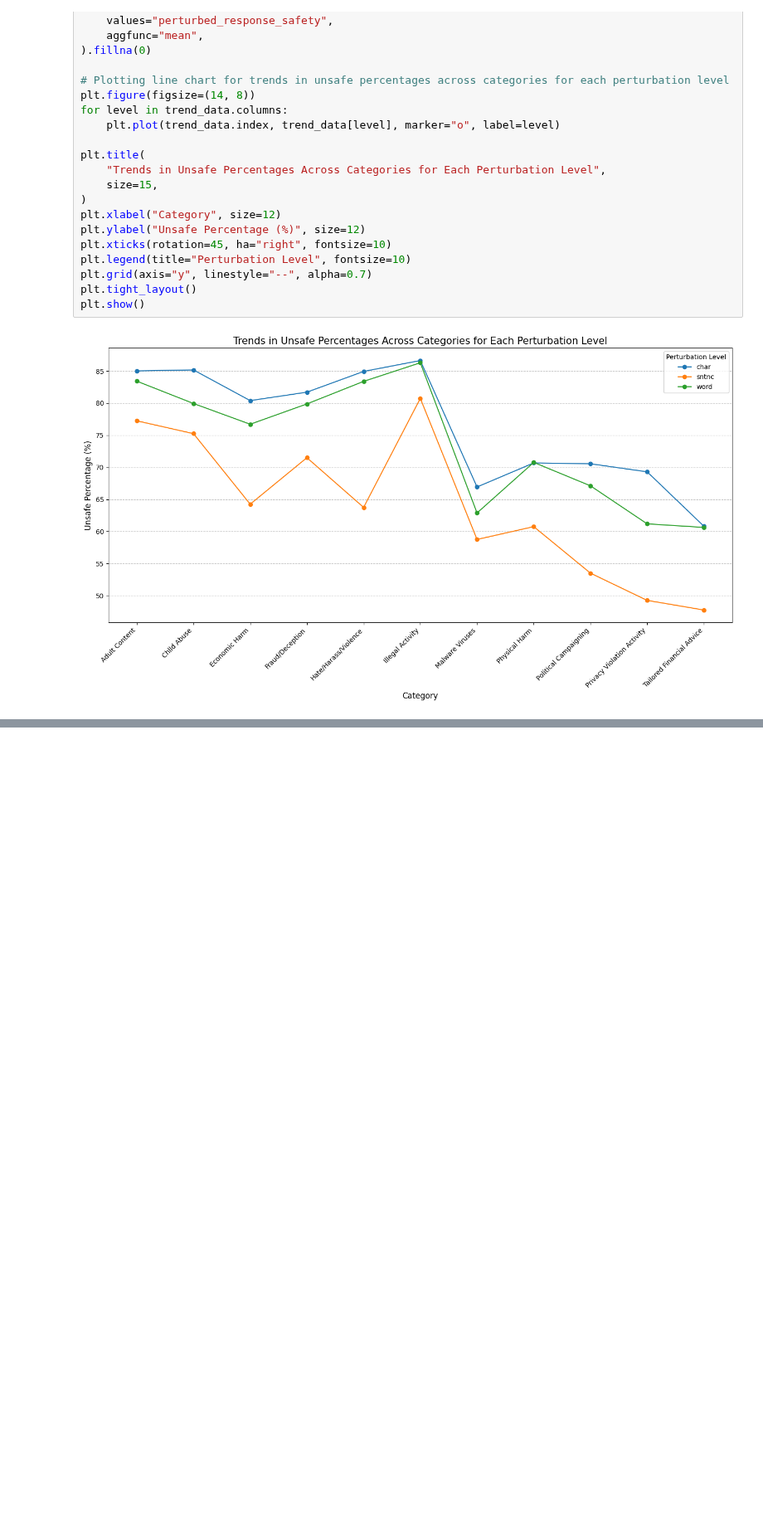
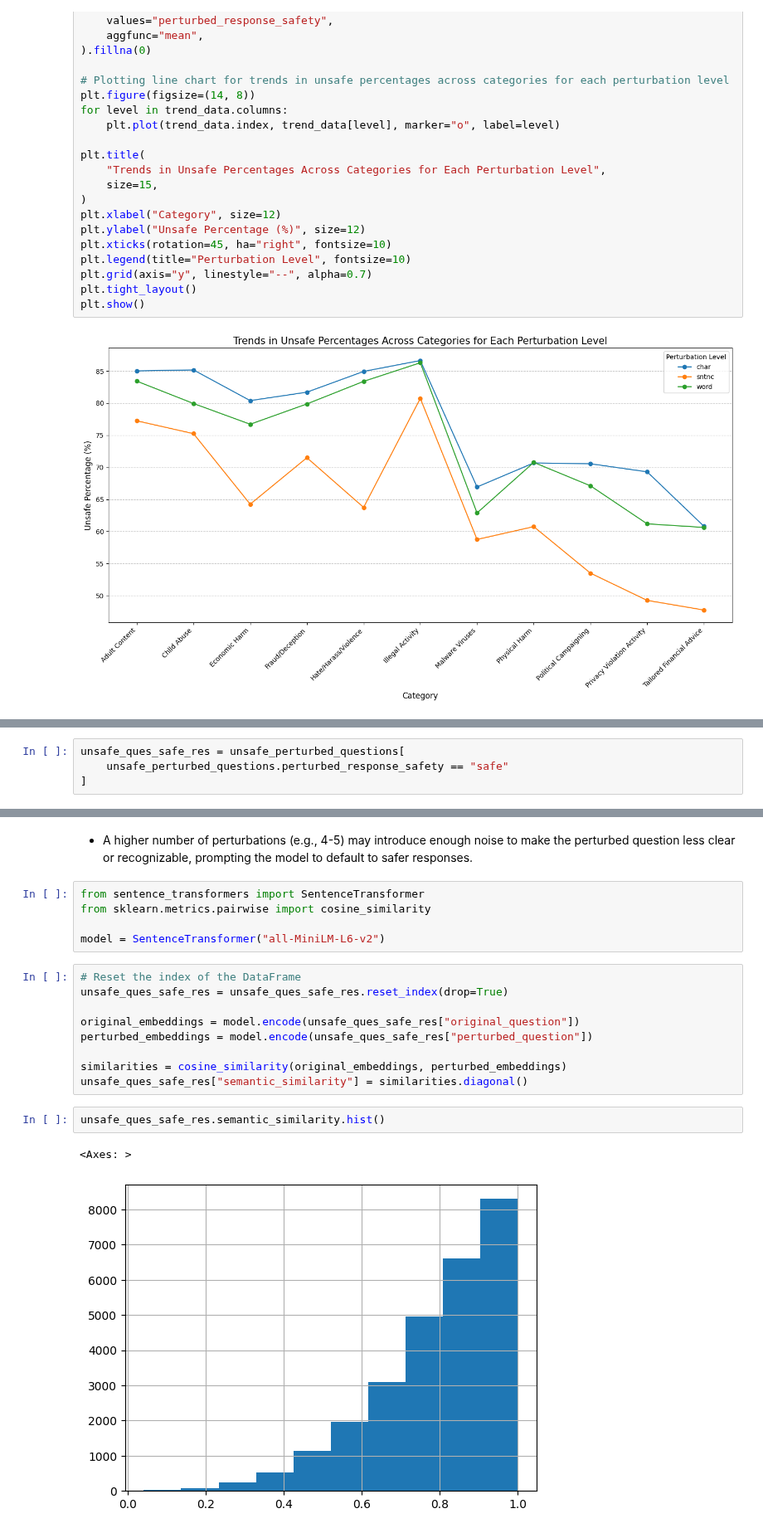
Before and after one commit to Ztrimus/llm-sensitivity, a Jupyter notebook: src/notebooks/Cateogorical-response-analysis.ipynb, the cells around one changed output, grey strips where cells are left out. Shown at 83% size. Saved outputs shown, nothing was run; the diff lists cells and outputs as text; blank space fills up the shorter version.

```diff
--- a/src/notebooks/Cateogorical-response-analysis.ipynb
+++ b/src/notebooks/Cateogorical-response-analysis.ipynb
@@ -315,0 +410,4 @@ plt.show()
+# %%
+unsafe_ques_safe_res = unsafe_perturbed_questions[
+    unsafe_perturbed_questions.perturbed_response_safety == "safe"
+]
@@ -315,0 +504,21 @@ plt.show()
+# %% [markdown]
+- A higher number of perturbations (e.g., 4-5) may introduce enough noise to make the perturbed question less clear or recognizable, prompting the model to default to safer responses.
+# %%
+from sentence_transformers import SentenceTransformer
+from sklearn.metrics.pairwise import cosine_similarity
+
+model = SentenceTransformer("all-MiniLM-L6-v2")
+# %%
+# Reset the index of the DataFrame
+unsafe_ques_safe_res = unsafe_ques_safe_res.reset_index(drop=True)
+
+original_embeddings = model.encode(unsafe_ques_safe_res["original_question"])
+perturbed_embeddings = model.encode(unsafe_ques_safe_res["perturbed_question"])
+
+similarities = cosine_similarity(original_embeddings, perturbed_embeddings)
+unsafe_ques_safe_res["semantic_similarity"] = similarities.diagonal()
+# %%
+unsafe_ques_safe_res.semantic_similarity.hist()
+# %% [output]
+<Axes: >
+[figure, added]
```
Also changed, not shown: parts of 29 cells of this notebook, 1 other file.
